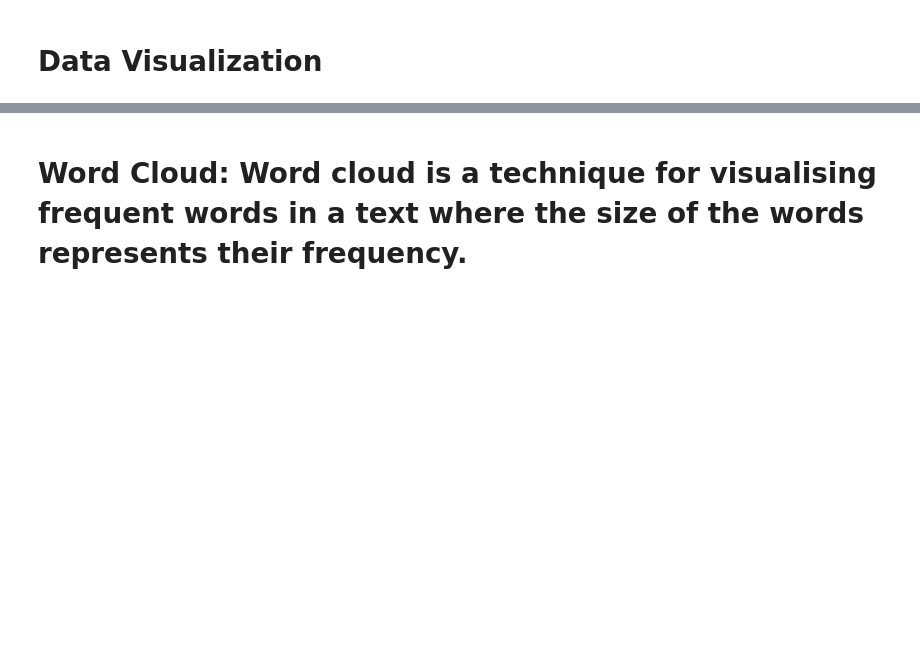
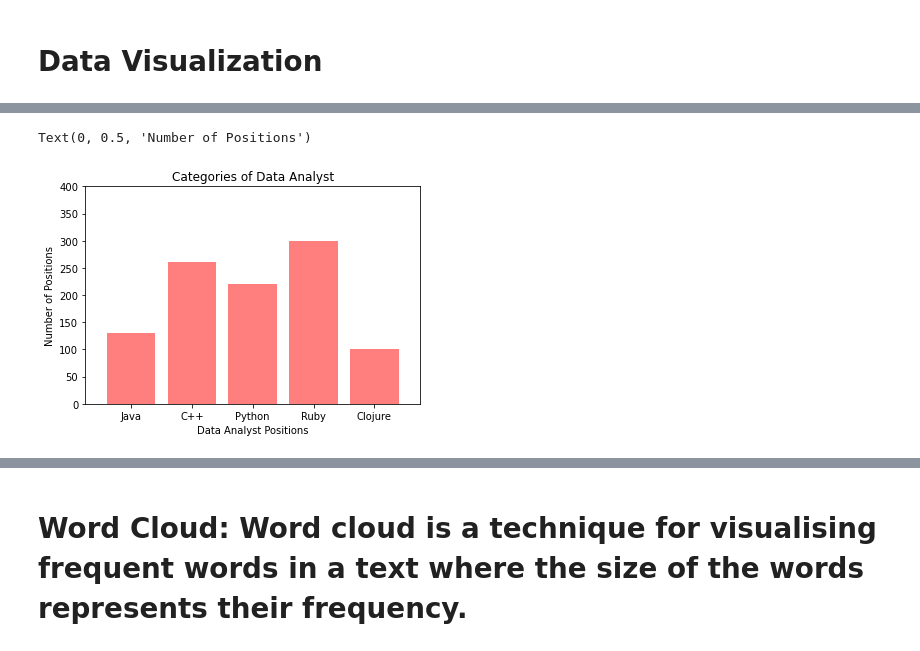
Before and after one commit to blaylockmatt/DataAnalystJobProspects, a Jupyter notebook: DataAnalystJobs.ipynb, the cells around one changed output, grey strips where cells are left out. Cells and saved outputs as stored; diff of their text form; code cells hidden in the pictures; blank space fills up the shorter version.

```diff
--- a/DataAnalystJobs.ipynb
+++ b/DataAnalystJobs.ipynb
@@ -118,3 +163,18 @@ job_count = data["Job Title"].value_counts()
+# %%
+users = [130, 260, 220, 300, 100]
+x_axis = np.arange(len(users))
+
+plt.bar(x_axis, users, color='r', alpha=0.5, align="center")
+tick_locations = [value for value in x_axis]
+plt.xticks(tick_locations, ["Java", "C++", "Python", "Ruby", "Clojure"])
+plt.xlim(-0.75, len(x_axis)-0.25)
+plt.ylim(0, max(users)+100)
+plt.title("Categories of Data Analyst")
+plt.xlabel("Data Analyst Positions")
+plt.ylabel("Number of Positions")
+# %% [output]
+Text(0, 0.5, 'Number of Positions')
+[figure, added]
 # %%
 title = graph
 jobs = job_count
```
Also changed, not shown: parts of 13 cells of this notebook.
